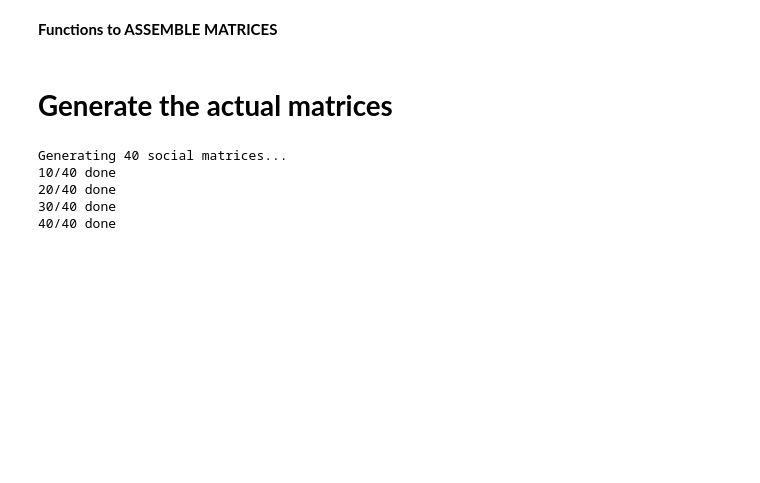
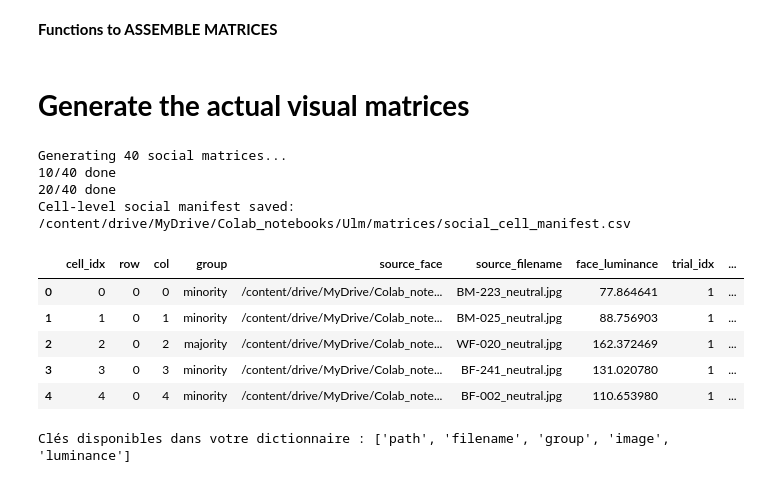
Before and after one commit to Fantiflex/Cognitive_biaises, a Jupyter notebook: 02_generate_social_matrices.ipynb, the cells around one changed output. Saved outputs shown, nothing was run; the diff lists cells and outputs as text; code cells hidden in the pictures; blank space fills up the shorter version.

```diff
--- a/02_generate_social_matrices.ipynb
+++ b/02_generate_social_matrices.ipynb
@@ -155,9 +167,9 @@ majority_paths = load_paths(OUT_MAJ, "Majority / White")
 
 
 def prep_face(path):
-    img = Image.open(path).convert("RGB")
+    img = cv2.imread(path)
 
-    width, height = img.size
+    height, width, _ = img.shape
     side = min(width, height)
 
     left = (width - side) // 2
@@ -165,10 +177,13 @@ def prep_face(path):
     right = left + side
     bottom = top + side
 
-    img = img.crop((left, top, right, bottom))
-    img = img.resize((CELL_PX, CELL_PX))
 
-    return img
+    img_rgb = cv2.cvtColor(img, cv2.COLOR_BGR2RGB)
+    img_pil = Image.fromarray(img_rgb)
+    img_pil = img_pil.resize((CELL_PX, CELL_PX))
+    # On retourne l'image au format PIL pour que le .paste() fonctionne à l'étape suivante
+    return img, img_pil, side
+
 
 
 minority_imgs = [prep_face(p) for p in minority_paths]
@@ -187,7 +202,7 @@ np.random.seed(GLOBAL_SEED)
 ############## SOCIAL TRIAL ################
 social_trials = []
 
-for question_category in ["Black", "White", "Men", "Women"]:
+for question_category in ["Black", "White"]:
     for true_minority_pct in PREVALENCE_LEVELS:
         for rep in range(1, N_REPS + 1):
             social_trials.append({
@@ -201,5 +216,3 @@ for question_category in ["Black", "White", "Men", "Women"]:
 social_trials = pd.DataFrame(social_trials)
 social_trials = social_trials.sample(frac=1, random_state=GLOBAL_SEED).reset_index(drop=True)
 social_trials["trial_idx"] = np.arange(1, len(social_trials) + 1)
-
-assert len(social_trials) == N_TOTAL_SOCIAL
@@ -243,41 +323,73 @@ def make_face_matrix(n_minority, img_seed):
 # %% [markdown]
-# **Generate the actual matrices**
+# **Generate the actual visual matrices**
 # %%
 social_manifest = []
 
 print(f"Generating {N_TOTAL_SOCIAL} social matrices...")
+cell_info_rows = []
+
 
 for i, row in social_trials.iterrows():
     trial_idx = int(row["trial_idx"])
     category = row["question_category"]
     true_minority_pct = int(row["true_minority_pct"])
 
     fname = f"T{trial_idx:03d}_{category.lower()}_{true_minority_pct}pct.jpg"
     fpath = SOCIAL_DIR / fname
 
     img_seed = GLOBAL_SEED + trial_idx * 13
     n_min = round(n_faces * true_minority_pct / 100)
 
-    img = make_face_matrix(n_min, img_seed)
+    n_majority=n_faces-n_min
+    img, cell_info = make_face_matrix_with_cell_info(n_min, img_seed)
+
     img.save(fpath, format="JPEG", quality=JPEG_QUAL)
+
+    cell_info["trial_idx"] = trial_idx
+    cell_info["social_filename"] = fname
+    cell_info["true_minority_pct"] = true_minority_pct
+    cell_info["category"] = category
+    cell_info["img_seed"] = img_seed
+
+    cell_info_rows.append(cell_info)
 
     social_manifest.append({
         "stim_type": "social",
         "trial_idx": trial_idx,
         "filename": fname,
         "url_stub": f"social/{fname}",
         "trial_type": row["trial_type"],
         "category": category,
         "true_minority_pct": true_minority_pct,
         "true_majority_pct": int(row["true_majority_pct"]),
         "img_seed": img_seed
     })
 
     if (i + 1) % 10 == 0:
         print(f"{i + 1}/{N_TOTAL_SOCIAL} done")
+
+
+social_cell_manifest = pd.concat(cell_info_rows, ignore_index=True)
+
+social_cell_manifest_path = base_dir / "matrices" / "social_cell_manifest.csv"
+social_cell_manifest.to_csv(social_cell_manifest_path, index=False)
+
+print("Cell-level social manifest saved:", social_cell_manifest_path)
+display(social_cell_manifest.head())
 # %% [output]
 Generating 40 social matrices...
 10/40 done
 20/40 done
-30/40 done
-40/40 done
+Cell-level social manifest saved: /content/drive/MyDrive/Colab_notebooks/Ulm/matrices/social_cell_manifest.csv
+|  | cell_idx | row | col | group | source_face | source_filename | face_luminance | trial_idx | ... |
+| 0 | 0 | 0 | 0 | minority | /content/drive/MyDrive/Colab_note... | BM-223_neutral.jpg | 77.864641 | 1 | ... |
+| 1 | 1 | 0 | 1 | minority | /content/drive/MyDrive/Colab_note... | BM-025_neutral.jpg | 88.756903 | 1 | ... |
+| 2 | 2 | 0 | 2 | majority | /content/drive/MyDrive/Colab_note... | WF-020_neutral.jpg | 162.372469 | 1 | ... |
+| 3 | 3 | 0 | 3 | minority | /content/drive/MyDrive/Colab_note... | BF-241_neutral.jpg | 131.020780 | 1 | ... |
+| 4 | 4 | 0 | 4 | minority | /content/drive/MyDrive/Colab_note... | BF-002_neutral.jpg | 110.653980 | 1 | ... |
+# %%
+if len(minority_records) > 0:
+        premier_element = minority_records[0]
+        print("Clés disponibles dans votre dictionnaire :", list(premier_element.keys()))
+# %% [output]
+Clés disponibles dans votre dictionnaire : ['path', 'filename', 'group', 'image', 'luminance']
```
Also changed, not shown: parts of 7 cells of this notebook.
